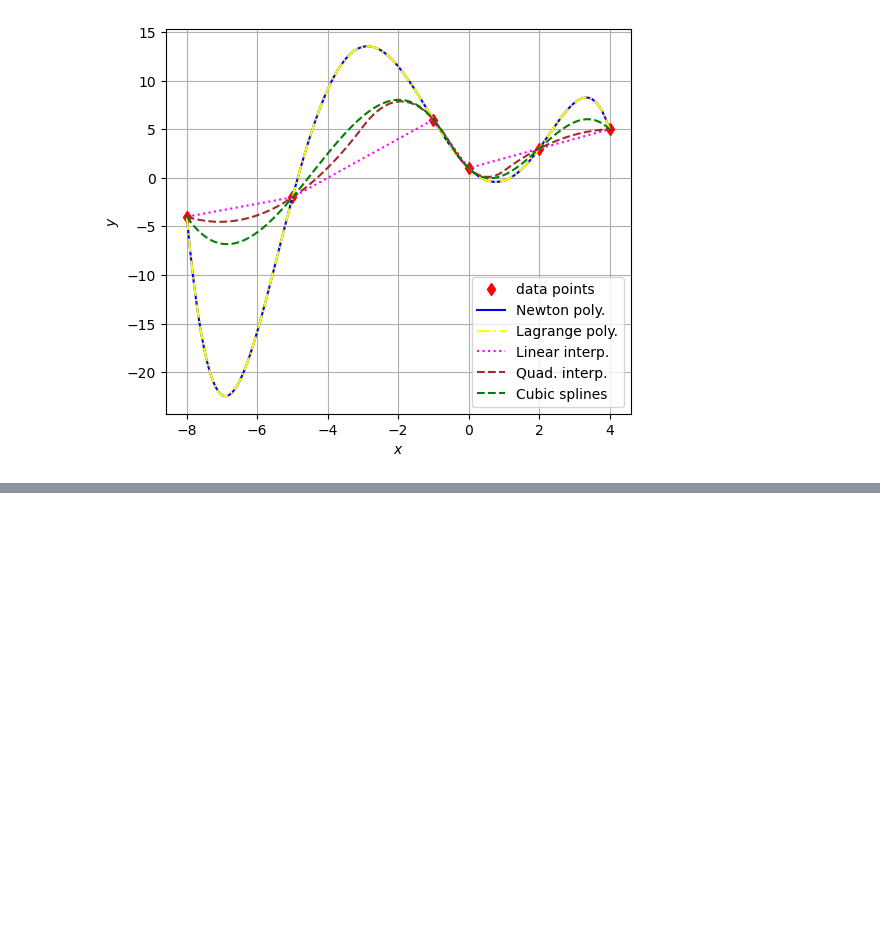
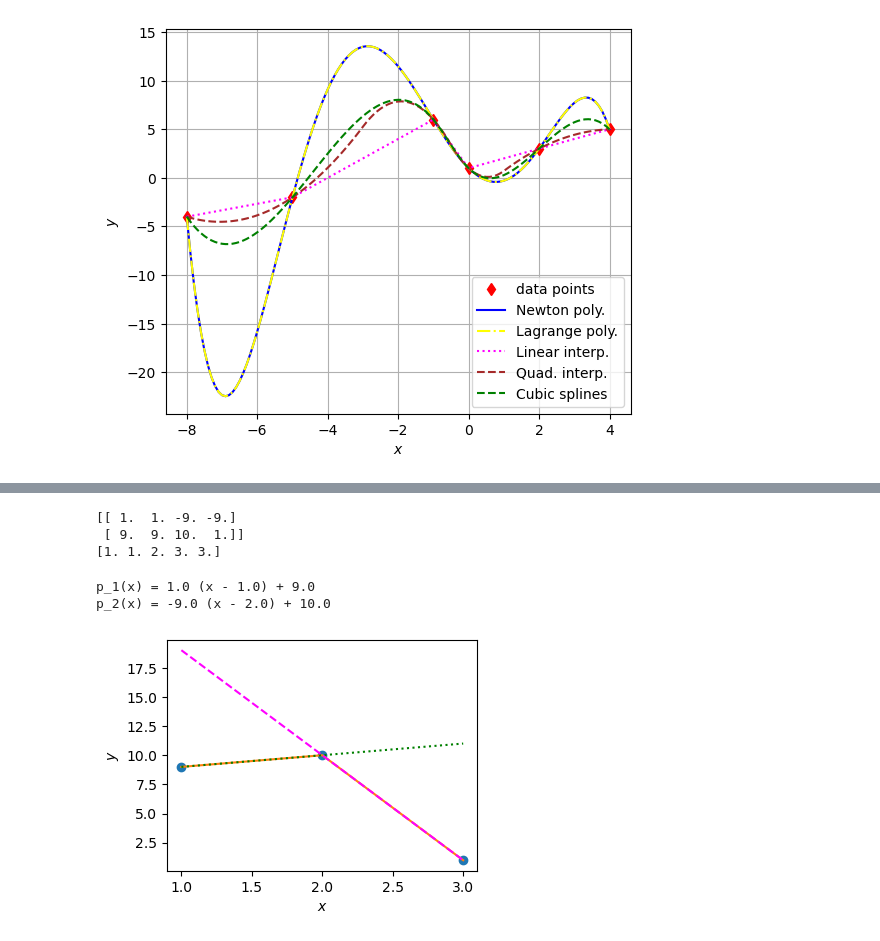
Before and after one commit to wbandabarragan/computational-physics-1, a Jupyter notebook: unit-1/112-Interpolation.ipynb, the cells around one changed output, grey strips where cells are left out. Cells and saved outputs as stored; diff of their text form; code cells hidden in the pictures; blank space fills up the shorter version.

```diff
--- a/unit-1/112-Interpolation.ipynb
+++ b/unit-1/112-Interpolation.ipynb
@@ -443,0 +429,46 @@ Carry out interpolation to fill in the gaps in the time series.
+# %%
+# Evaluate using PPoly.from_spline()
+
+pf = interp.PPoly.from_spline(tck_ab)
+
+print(pf.c)
+
+print(pf.x)
+# %% [output]
+[[ 1.  1. -9. -9.]
+ [ 9.  9. 10.  1.]]
+[1. 1. 2. 3. 3.]
+# %%
+# Piece-wise polynomial # 1:
+
+p_0 = lambda x: pf.c[0,0]*(x - pf.x[0]) + pf.c[1,0]
+
+p_1 = lambda x: pf.c[0,2]*(x - pf.x[2]) + pf.c[1,2]
+
+# Evaluate this in our axis:
+
+f_0 = p_0(a_new)
+f_1 = p_1(a_new)
+
+print("p_1(x) = " + str(pf.c[0,0]) + " (x - " + str(pf.x[0]) + ") + " + str(pf.c[1,0]))
+print("p_2(x) = " + str(pf.c[0,2]) +  " (x - " + str(pf.x[2]) + ") + " + str(pf.c[1,2]))
+# %% [output]
+p_1(x) = 1.0 (x - 1.0) + 9.0
+p_2(x) = -9.0 (x - 2.0) + 10.0
+# %%
+# Plotting
+
+plt.figure(figsize=(4,3))
+
+plt.plot(a, b, marker = "o", linestyle = " ")
+plt.plot(a_new, b_new, linestyle = "-" )
+
+plt.plot(a_new, f_0, linestyle = ":", color = "green")
+plt.plot(a_new, f_1, linestyle = "--", color = "magenta")
+
+plt.xlabel(r"$x$")
+plt.ylabel(r"$y$")
+
+plt.show()
+# %% [output]
+[figure, added]
```
Also changed, not shown: parts of 12 cells of this notebook.
